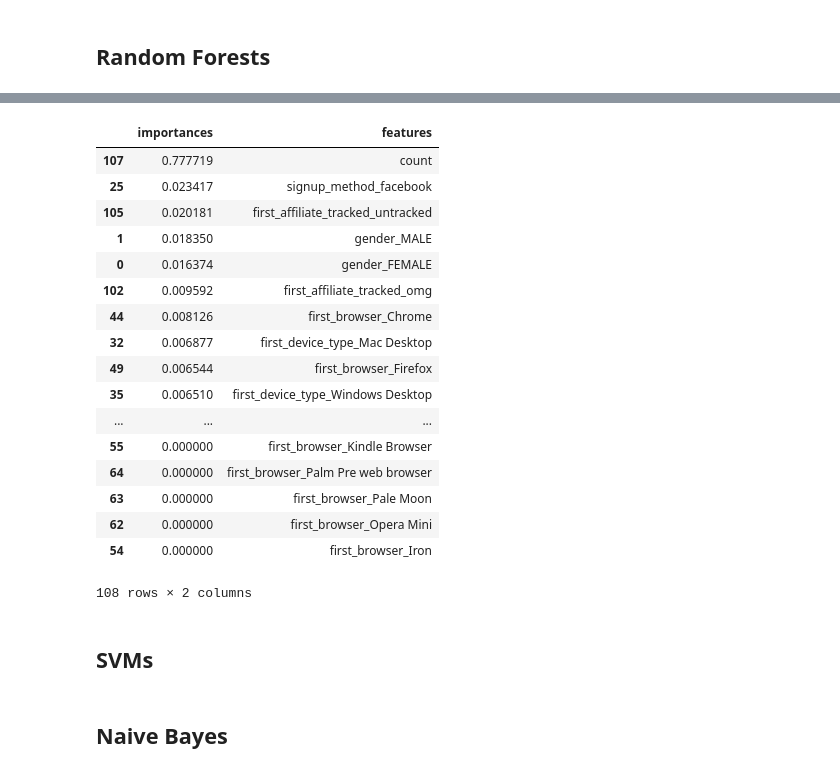
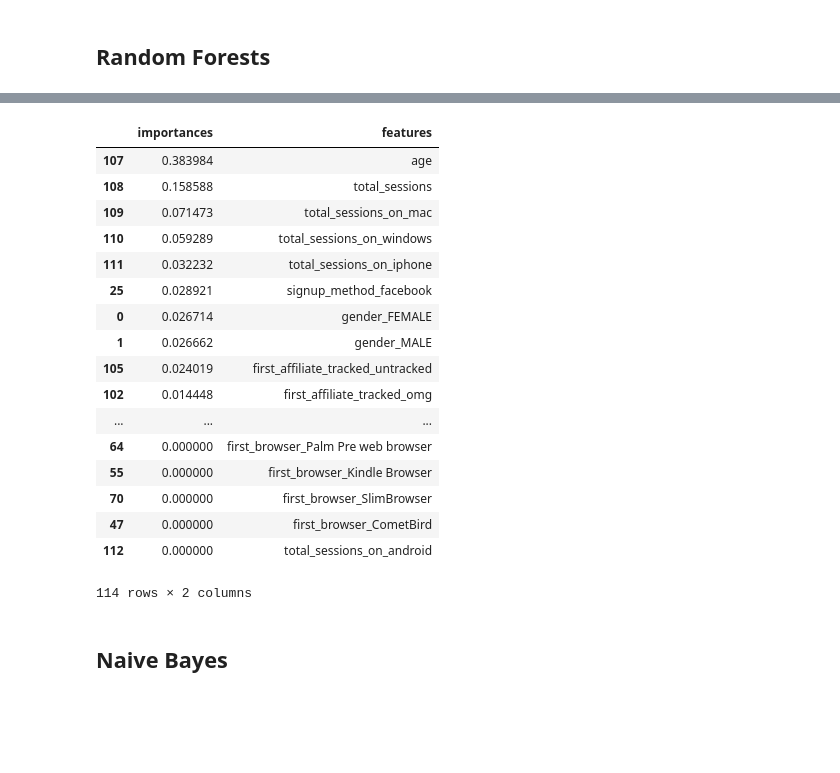
Before and after one commit to emilyageller/Geller_Metis, a Jupyter notebook: Project 3/Project3_Part3_modeling.ipynb, the cells around one changed output, grey strips where cells are left out. Drawn from its saved outputs; the diff is of its cells as text; code cells hidden in the pictures; blank space fills up the shorter version.

Commit message:
model tuning. added total sessions per device.

```diff
--- a/Project 3/Project3_Part3_modeling.ipynb
+++ b/Project 3/Project3_Part3_modeling.ipynb
@@ -68,11 +162,12 @@ X_norm = normalizer.fit_transform(X)
 # %% [markdown]
 ## Logistic Regression
 # %%
-lr = LogisticRegression()
+lr = LogisticRegression(class_weight = 'balanced')
 lr.fit(xtrain, ytrain)
 y_pred = lr.predict(xtest)
 
 print("Accuracy: %.3f"% metrics.accuracy_score(ytest, lr.predict(xtest)))
 print(metrics.classification_report(ytest, lr.predict(xtest)))
 print(metrics.confusion_matrix(ytest,lr.predict(xtest)))
+# Needs work: print(cross_val_score(lr, xtest, ytest, cv=10, scoring='f1'))
 # %% [output]
@@ -89,7 +184,7 @@ avg / total       0.50      0.71      0.58      5755
 # %% [markdown]
 ## Random Forests
 # %%
-rf = RandomForestClassifier()
+rf = RandomForestClassifier(n_estimators = 5)#class_weight = 'balanced')
 rf.fit(xtrain, ytrain)
 y_pred = rf.predict(xtest)
 
@@ -109,0 +205,11 @@ avg / total       0.58      0.60      0.59      5755
+# %%
+n_range = list(range(10,100))
+n_auc = []
+for n in tqdm(n_range):
+    rf = RandomForestClassifier(n_estimators = n)#class_weight = 'balanced')
+    rf.fit(xtrain, ytrain)
+    y_score = rf.predict_proba(xtest)[:,1]
+    fpr, tpr,_ = roc_curve(ytest, y_score)
+    roc_auc = auc(fpr, tpr)
+    n_auc.append(roc_auc)
+print(n_auc)
@@ -109,0 +227,8 @@ avg / total       0.58      0.60      0.59      5755
+# %%
+rf = RandomForestClassifier(n_estimators = 48)#,class_weight = 'balanced')
+rf.fit(xtrain, ytrain)
+y_pred = rf.predict(xtest)
+
+print("Accuracy: %.3f"% metrics.accuracy_score(ytest, rf.predict(xtest)))
+print(metrics.classification_report(ytest, rf.predict(xtest)))
+print(metrics.confusion_matrix(ytest,rf.predict(xtest)))
@@ -110,26 +246,24 @@ avg / total       0.58      0.60      0.59      5755
 # %%
 features = pd.DataFrame()
 features['importances'] = rf.feature_importances_
-features['features'] = users.columns[:-1]
+features['features'] = users.columns
 features.sort_values('importances',ascending = False)
 # %% [output]
 |  | importances | features |
-| 107 | 0.777719 | count |
-| 25 | 0.023417 | signup_method_facebook |
-| 105 | 0.020181 | first_affiliate_tracked_untracked |
-| 1 | 0.018350 | gender_MALE |
-| 0 | 0.016374 | gender_FEMALE |
-| 102 | 0.009592 | first_affiliate_tracked_omg |
-| 44 | 0.008126 | first_browser_Chrome |
-| 32 | 0.006877 | first_device_type_Mac Desktop |
-| 49 | 0.006544 | first_browser_Firefox |
-| 35 | 0.006510 | first_device_type_Windows Desktop |
+| 107 | 0.383984 | age |
+| 108 | 0.158588 | total_sessions |
+| 109 | 0.071473 | total_sessions_on_mac |
+| 110 | 0.059289 | total_sessions_on_windows |
+| 111 | 0.032232 | total_sessions_on_iphone |
+| 25 | 0.028921 | signup_method_facebook |
+| 0 | 0.026714 | gender_FEMALE |
+| 1 | 0.026662 | gender_MALE |
+| 105 | 0.024019 | first_affiliate_tracked_untracked |
+| 102 | 0.014448 | first_affiliate_tracked_omg |
 | ... | ... | ... |
+| 64 | 0.000000 | first_browser_Palm Pre web browser |
 | 55 | 0.000000 | first_browser_Kindle Browser |
-| 64 | 0.000000 | first_browser_Palm Pre web browser |
-| 63 | 0.000000 | first_browser_Pale Moon |
-| 62 | 0.000000 | first_browser_Opera Mini |
-| 54 | 0.000000 | first_browser_Iron |
+| 70 | 0.000000 | first_browser_SlimBrowser |
+| 47 | 0.000000 | first_browser_CometBird |
+| 112 | 0.000000 | total_sessions_on_android |
-108 rows × 2 columns
+114 rows × 2 columns
-# %% [markdown]
-## SVMs
```
Also changed, not shown: parts of 29 cells of this notebook, 1 other file.
